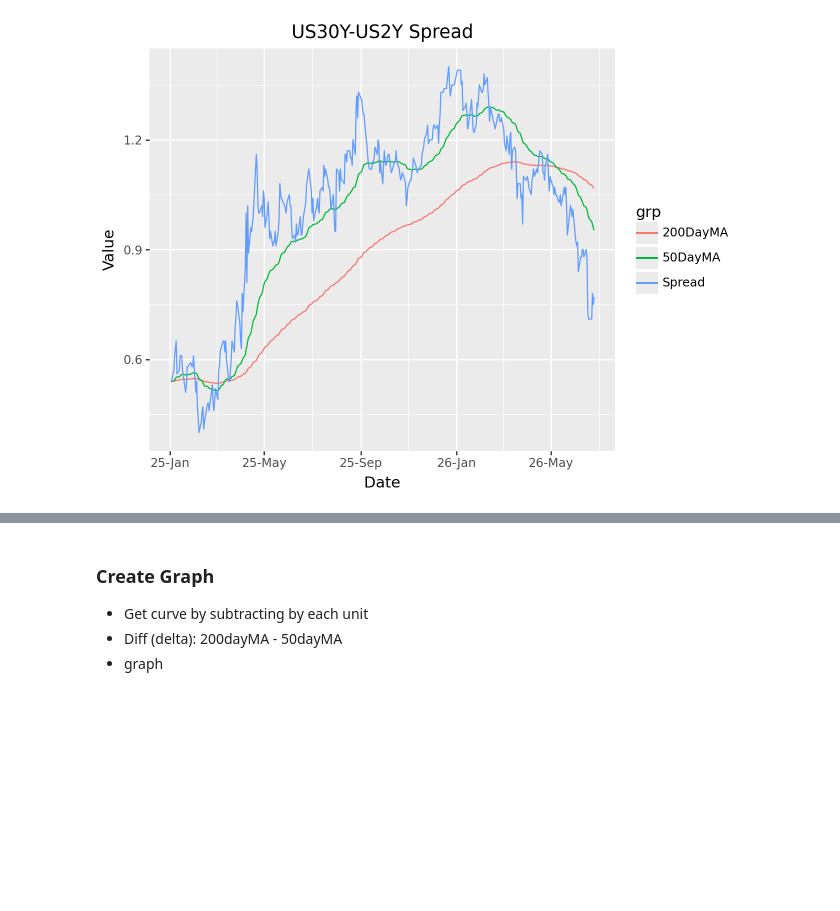
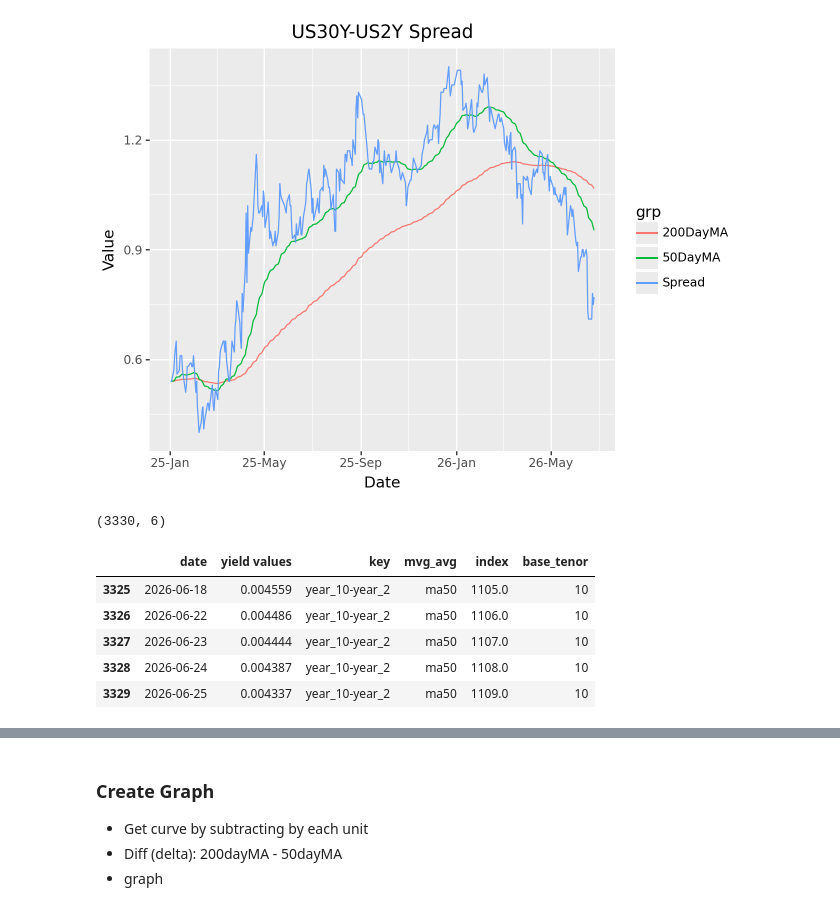
Before and after one commit to IMTorgOpenDataTools/macroecon-wrappy, a Jupyter notebook: notebooks/review_treasuries.ipynb, the cells around one changed output, grey strips where cells are left out. Cells and saved outputs as stored; diff of their text form; code cells hidden in the pictures; blank space fills up the shorter version.

```diff
--- a/notebooks/review_treasuries.ipynb
+++ b/notebooks/review_treasuries.ipynb
@@ -852,3 +852,56 @@ ts_plot = (
 ts_plot
 # %% [output]
 [figure]
+# %%
+
+def get_all_spreads_moving_avg(df, spreads):
+    """Get moving averages for all maturities."""
+    cache = []
+    result_df = pd.DataFrame(columns=['date','yield values', 'key', 'mvg_avg'])
+    for tenor1 in spreads:
+        for tenor2 in spreads:
+            key = f'{tenor1}-{tenor2}'
+            contra_key = f'{tenor2}-{tenor1}'
+            if (tenor1 != tenor2) and (int(tenor1.split('_')[1]) > int(tenor2.split('_')[1])) and ((key not in cache) or (contra_key not in cache)):
+                tmp = df[df['maturity']==tenor1][['yield', 'date']]
+                ts = pd.Series(data=tmp['yield'].values, index=tmp['date'])
+                metric1 = Metric(ts)
+                tmp = df[df['maturity']==tenor2][['yield', 'date']]
+                ts = pd.Series(data=tmp['yield'].values, index=tmp['date'])
+                metric2 = Metric(ts)
+                spread = metric1 - metric2
+                spread = Metric(spread)
+                ma200 = pd.Series(spread.ema(span=200))
+                ma50 = pd.Series(spread.ema(span=50))
+                #create long df by stacking series (spread, ma200, ma50)
+                long_df = pd.concat([spread, ma200, ma50], ignore_index=True).to_frame(name='yield values')
+                # with separate cols: key (with key for all 3), mvg_avg ('none', 'ma200', 'ma50')
+                long_df['key'] = key
+                mvg_avg_none = pd.Series( ['none' for item in range(len(spread))] )
+                mvg_avg_ma200 = pd.Series( ['ma200' for item in range(len(ma200))] )
+                mvg_avg_ma50 = pd.Series( ['ma50' for item in range(len(ma50))] )
+                long_df['mvg_avg'] = pd.concat([mvg_avg_none, mvg_avg_ma200, mvg_avg_ma50], ignore_index=True)
+                long_df['date'] = pd.concat([tmp['date']] * 3, ignore_index=True)
+                long_df.reset_index(inplace=True)
+                cache.append(key)
+                result_df = pd.concat([result_df, long_df], ignore_index=True)
+    result_df['base_tenor'] = result_df['key'].str.split('-').str[0].str.split('_').str[1]
+    return result_df
+
+
+one_year_ago = pd.Timestamp.now() - pd.DateOffset(years=1)
+tmp = df_curve_from_historical[df_curve_from_historical['date'].dt.year > 2024]
+spreads = ['year_30', 'year_10', 'year_2']
+result_df = get_all_spreads_moving_avg(tmp, spreads)
+result_df.shape
+# %% [output]
+(3330, 6)
+# %%
+result_df.tail()
+# %% [output]
+|  | date | yield values | key | mvg_avg | index | base_tenor |
+| 3325 | 2026-06-18 | 0.004559 | year_10-year_2 | ma50 | 1105.0 | 10 |
+| 3326 | 2026-06-22 | 0.004486 | year_10-year_2 | ma50 | 1106.0 | 10 |
+| 3327 | 2026-06-23 | 0.004444 | year_10-year_2 | ma50 | 1107.0 | 10 |
+| 3328 | 2026-06-24 | 0.004387 | year_10-year_2 | ma50 | 1108.0 | 10 |
+| 3329 | 2026-06-25 | 0.004337 | year_10-year_2 | ma50 | 1109.0 | 10 |
```
Also changed, not shown: parts of 1 cell of this notebook.
